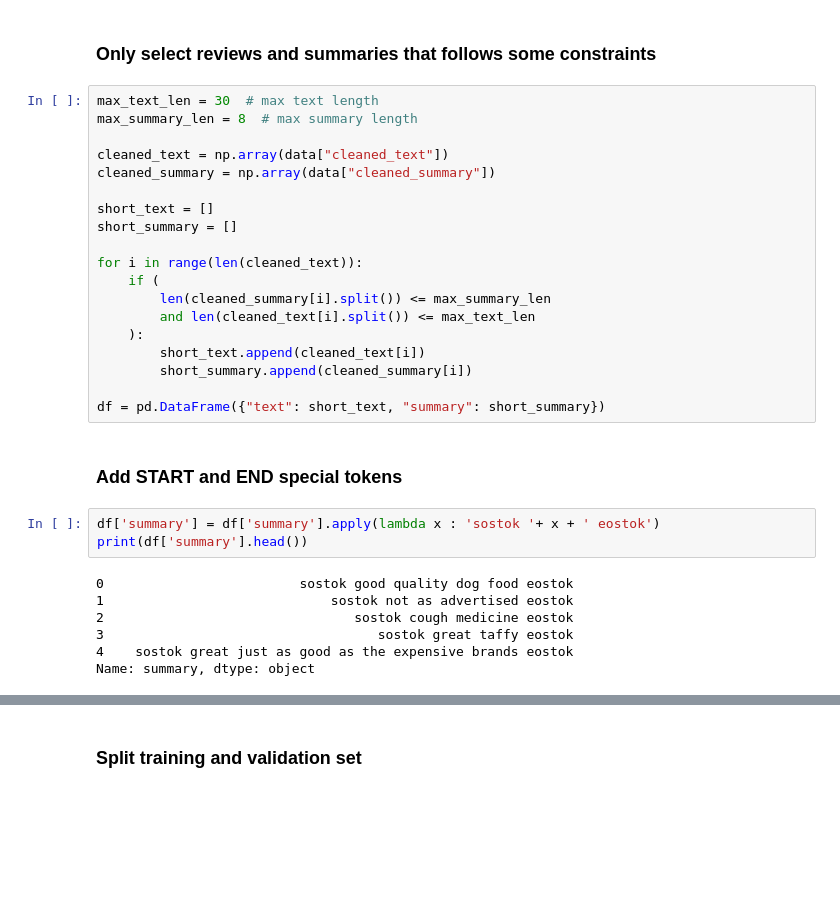
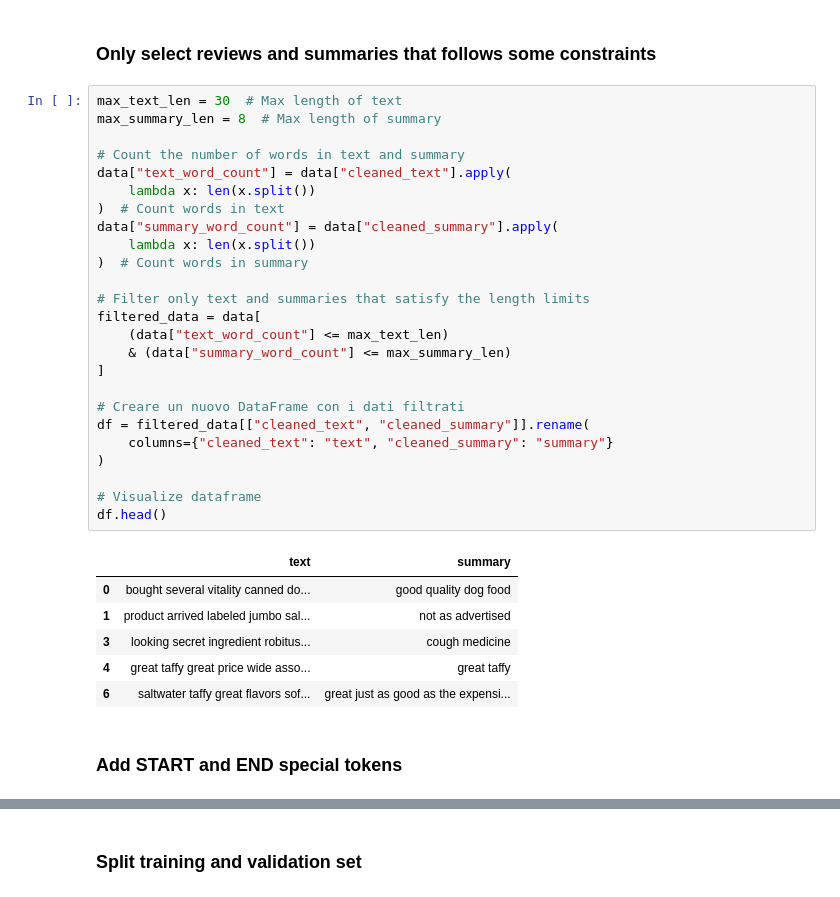
Before and after one commit to enricoferraiolo/text-summarizer, a Jupyter notebook: text-summarizer.ipynb, the cells around one changed output, grey strips where cells are left out. Drawn from its saved outputs; the diff is of its cells as text; blank space fills up the shorter version.

```diff
--- a/text-summarizer.ipynb
+++ b/text-summarizer.ipynb
@@ -295,33 +331,36 @@ plt.show()
 # %% [markdown]
 ### Only select reviews and summaries that follows some constraints
-# %%
-max_text_len = 30  # max text length
-max_summary_len = 8  # max summary length
-
-cleaned_text = np.array(data["cleaned_text"])
-cleaned_summary = np.array(data["cleaned_summary"])
-
-short_text = []
-short_summary = []
-
-for i in range(len(cleaned_text)):
-    if (
-        len(cleaned_summary[i].split()) <= max_summary_len
-        and len(cleaned_text[i].split()) <= max_text_len
-    ):
-        short_text.append(cleaned_text[i])
-        short_summary.append(cleaned_summary[i])
-
-df = pd.DataFrame({"text": short_text, "summary": short_summary})
+# %%
+max_text_len = 30  # Max length of text
+max_summary_len = 8  # Max length of summary
+
+# Count the number of words in text and summary
+data["text_word_count"] = data["cleaned_text"].apply(
+    lambda x: len(x.split())
+)  # Count words in text
+data["summary_word_count"] = data["cleaned_summary"].apply(
+    lambda x: len(x.split())
+)  # Count words in summary
+
+# Filter only text and summaries that satisfy the length limits
+filtered_data = data[
+    (data["text_word_count"] <= max_text_len)
+    & (data["summary_word_count"] <= max_summary_len)
+]
+
+# Creare un nuovo DataFrame con i dati filtrati
+df = filtered_data[["cleaned_text", "cleaned_summary"]].rename(
+    columns={"cleaned_text": "text", "cleaned_summary": "summary"}
+)
+
+# Visualize dataframe
+df.head()
+# %% [output]
+|  | text | summary |
+| 0 | bought several vitality canned do... | good quality dog food |
+| 1 | product arrived labeled jumbo sal... | not as advertised |
+| 3 | looking secret ingredient robitus... | cough medicine |
+| 4 | great taffy great price wide asso... | great taffy |
+| 6 | saltwater taffy great flavors sof... | great just as good as the expensi... |
 # %% [markdown]
 ### Add START and END special tokens
-# %%
-df['summary'] = df['summary'].apply(lambda x : 'sostok '+ x + ' eostok')
-print(df['summary'].head())
-# %% [output]
-0                         sostok good quality dog food eostok
-1                             sostok not as advertised eostok
-2                                sostok cough medicine eostok
-3                                   sostok great taffy eostok
-4    sostok great just as good as the expensive brands eostok
-Name: summary, dtype: object
```
Also changed, not shown: parts of 31 cells of this notebook.
